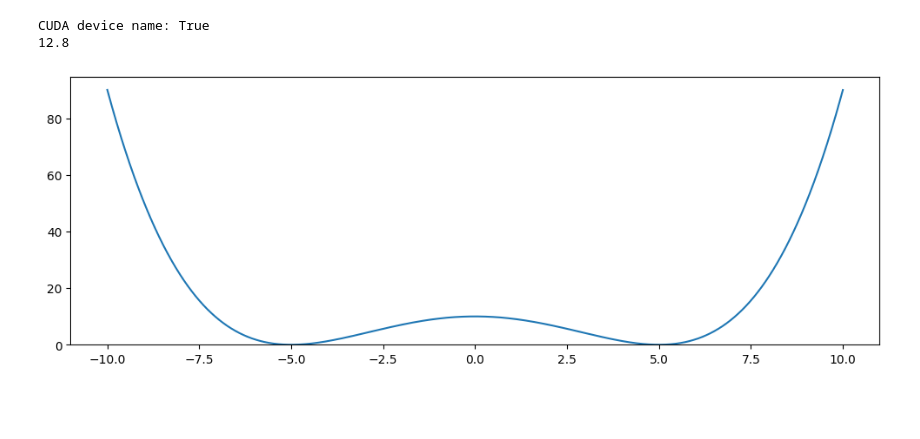
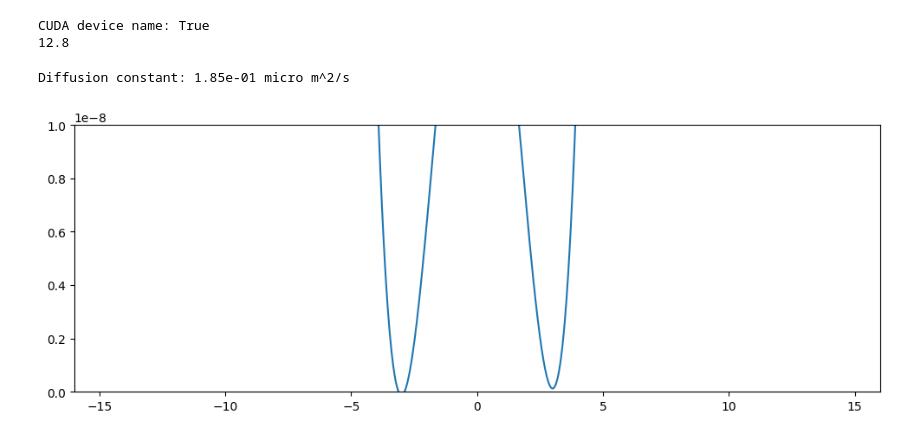
Before and after one commit to 12Mahmud99/synthetic_data_generator, a Jupyter notebook: demo.ipynb, the cells around one changed output. Cells and saved outputs as stored; diff of their text form; code cells hidden in the pictures; blank space fills up the shorter version.

```diff
--- a/demo.ipynb
+++ b/demo.ipynb
@@ -22,19 +12,30 @@ k=2.26e-9
 # %%
-from utils import *
 
+boltzman= 1.38e-11
+zeta = 2.24e-8
 
-barrier_height= 10
-left_well=5
-right_well=-5
+T = 300
+D = (T*boltzman)/zeta
+t0=0
+total_time = 30
+time_step = 4e-3
+
+barrier_height=boltzman*T*5#0.9e-8
+left_well=-3
+right_well=3
 x0_mean=0
-tilt=0#2#2e-50
+tilt= boltzman*T*0.01#1e-12#2e-50
 
-pos=torch.arange(-10,10,1e-3)
+print(f"Diffusion constant: {D:.2e} micro m^2/s")
+
+pos=torch.arange(left_well*2-1e1,right_well*2+1e1,1e-3)
 y=graph_potential(pos,barrier_height,left_well=left_well,right_well=right_well,tilt=tilt)
+#y=graph_potential_classic(pos,barrier_height, well_separation=abs(left_well-right_well)/2)
 plt.figure(figsize=(12,4))
-plt.plot(pos,y)
-plt.ylim(0,)
-    #plt.xlim(-5,5)
+plt.plot(pos.detach().cpu().numpy(),y.detach().cpu().numpy())
+plt.ylim(0,1e-8)
+plt.xlim(left_well*2-1e1,right_well*2+1e1)
 plt.show()
 # %% [output]
+Diffusion constant: 1.85e-01 micro m^2/s
-[figure, old version]
+[figure, new version]
```
Also changed, not shown: parts of 6 cells of this notebook.
